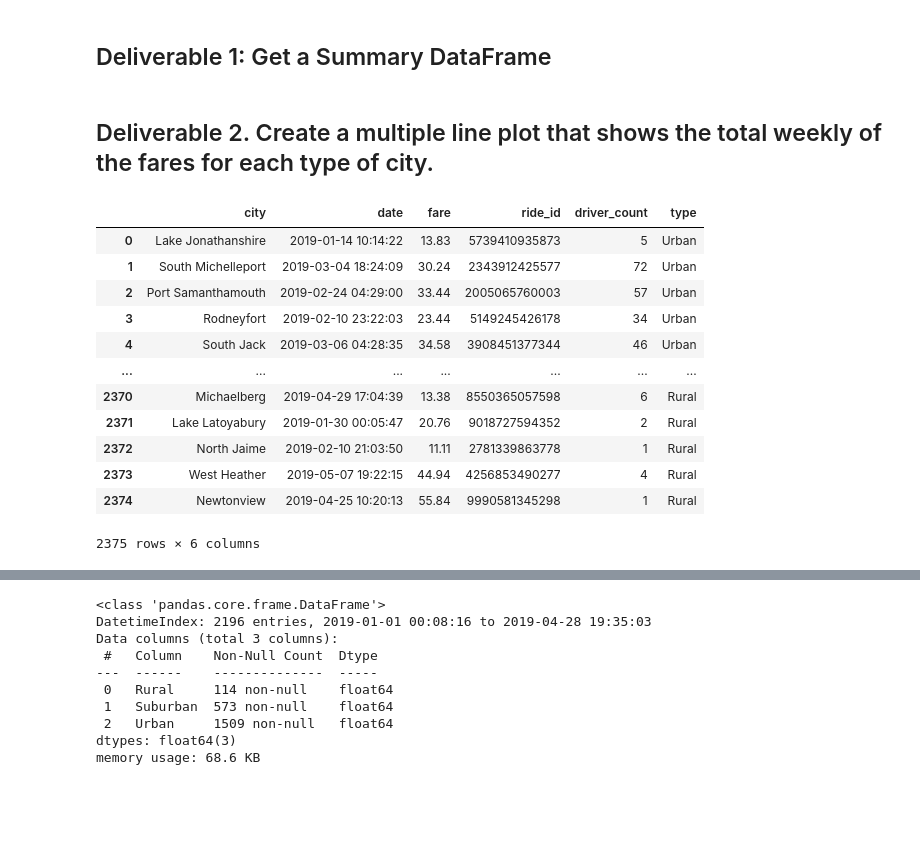
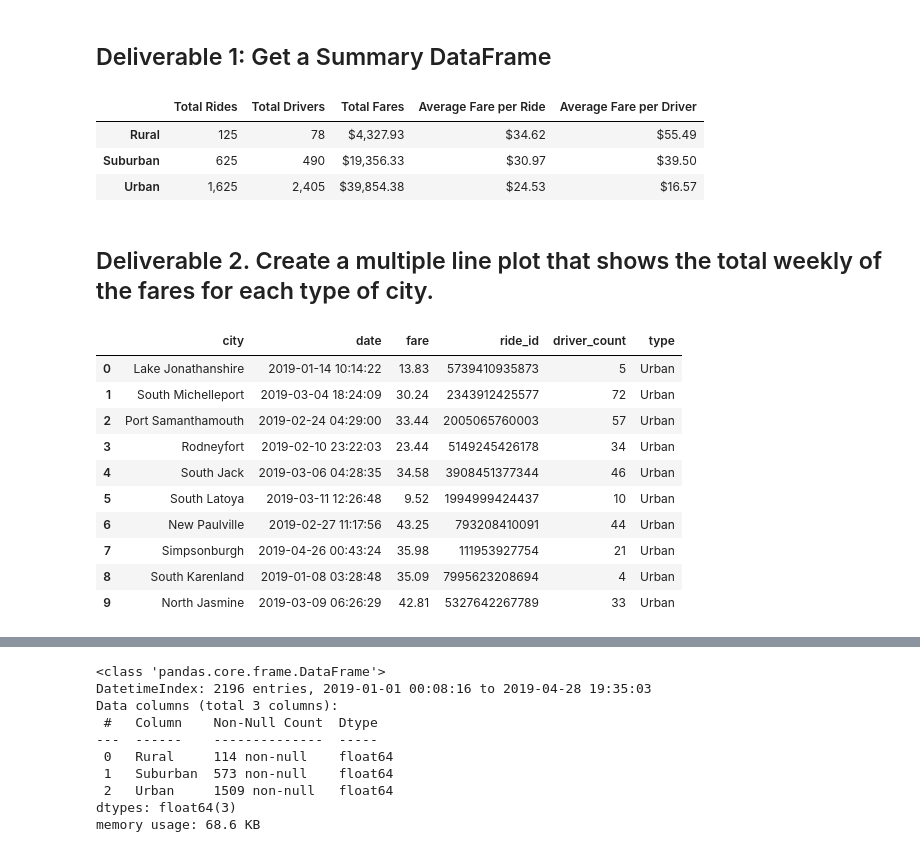
Before and after one commit to MServ/PyBer_Analysis, a Jupyter notebook: PyBer_Challenge.ipynb, the cells around one changed output, grey strips where cells are left out. Cells and saved outputs as stored; diff of their text form; code cells hidden in the pictures; blank space fills up the shorter version.

Commit message:
Adding summary df image

```diff
--- a/PyBer_Challenge.ipynb
+++ b/PyBer_Challenge.ipynb
@@ -67,25 +67,29 @@ pyber_summary_df["Total Drivers"] = pyber_summary_df["Total Drivers"].map("{:,}"
 pyber_summary_df["Total Fares"] = pyber_summary_df["Total Fares"].map("${:,.2f}".format)
 pyber_summary_df["Average Fare per Ride"] = pyber_summary_df["Average Fare per Ride"].map("${:,.2f}".format)
 pyber_summary_df["Average Fare per Driver"] = pyber_summary_df["Average Fare per Driver"].map("${:,.2f}".format)
+pyber_summary_df
+# %% [output]
+|  | Total Rides | Total Drivers | Total Fares | Average Fare per Ride | Average Fare per Driver |
+| Rural | 125 | 78 | $4,327.93 | $34.62 | $55.49 |
+| Suburban | 625 | 490 | $19,356.33 | $30.97 | $39.50 |
+| Urban | 1,625 | 2,405 | $39,854.38 | $24.53 | $16.57 |
 # %% [markdown]
 ## Deliverable 2.  Create a multiple line plot that shows the total weekly of the fares for each type of city.
 # %%
 # 1. Read the merged DataFrame
-pyber_data_df
+pyber_data_df.head(10)
 # %% [output]
 |  | city | date | fare | ride_id | driver_count | type |
 | 0 | Lake Jonathanshire | 2019-01-14 10:14:22 | 13.83 | 5739410935873 | 5 | Urban |
 | 1 | South Michelleport | 2019-03-04 18:24:09 | 30.24 | 2343912425577 | 72 | Urban |
 | 2 | Port Samanthamouth | 2019-02-24 04:29:00 | 33.44 | 2005065760003 | 57 | Urban |
 | 3 | Rodneyfort | 2019-02-10 23:22:03 | 23.44 | 5149245426178 | 34 | Urban |
 | 4 | South Jack | 2019-03-06 04:28:35 | 34.58 | 3908451377344 | 46 | Urban |
-| ... | ... | ... | ... | ... | ... | ... |
-| 2370 | Michaelberg | 2019-04-29 17:04:39 | 13.38 | 8550365057598 | 6 | Rural |
-| 2371 | Lake Latoyabury | 2019-01-30 00:05:47 | 20.76 | 9018727594352 | 2 | Rural |
-| 2372 | North Jaime | 2019-02-10 21:03:50 | 11.11 | 2781339863778 | 1 | Rural |
-| 2373 | West Heather | 2019-05-07 19:22:15 | 44.94 | 4256853490277 | 4 | Rural |
-| 2374 | Newtonview | 2019-04-25 10:20:13 | 55.84 | 9990581345298 | 1 | Rural |
+| 5 | South Latoya | 2019-03-11 12:26:48 | 9.52 | 1994999424437 | 10 | Urban |
+| 6 | New Paulville | 2019-02-27 11:17:56 | 43.25 | 793208410091 | 44 | Urban |
+| 7 | Simpsonburgh | 2019-04-26 00:43:24 | 35.98 | 111953927754 | 21 | Urban |
+| 8 | South Karenland | 2019-01-08 03:28:48 | 35.09 | 7995623208694 | 4 | Urban |
+| 9 | North Jasmine | 2019-03-09 06:26:29 | 42.81 | 5327642267789 | 33 | Urban |
-2375 rows × 6 columns
 # %%
 # 2. Using groupby() to create a new DataFrame showing the sum of the fares
 #  for each date where the indices are the city type and date.
```
Also changed, not shown: parts of 3 cells of this notebook, 2 other files.
